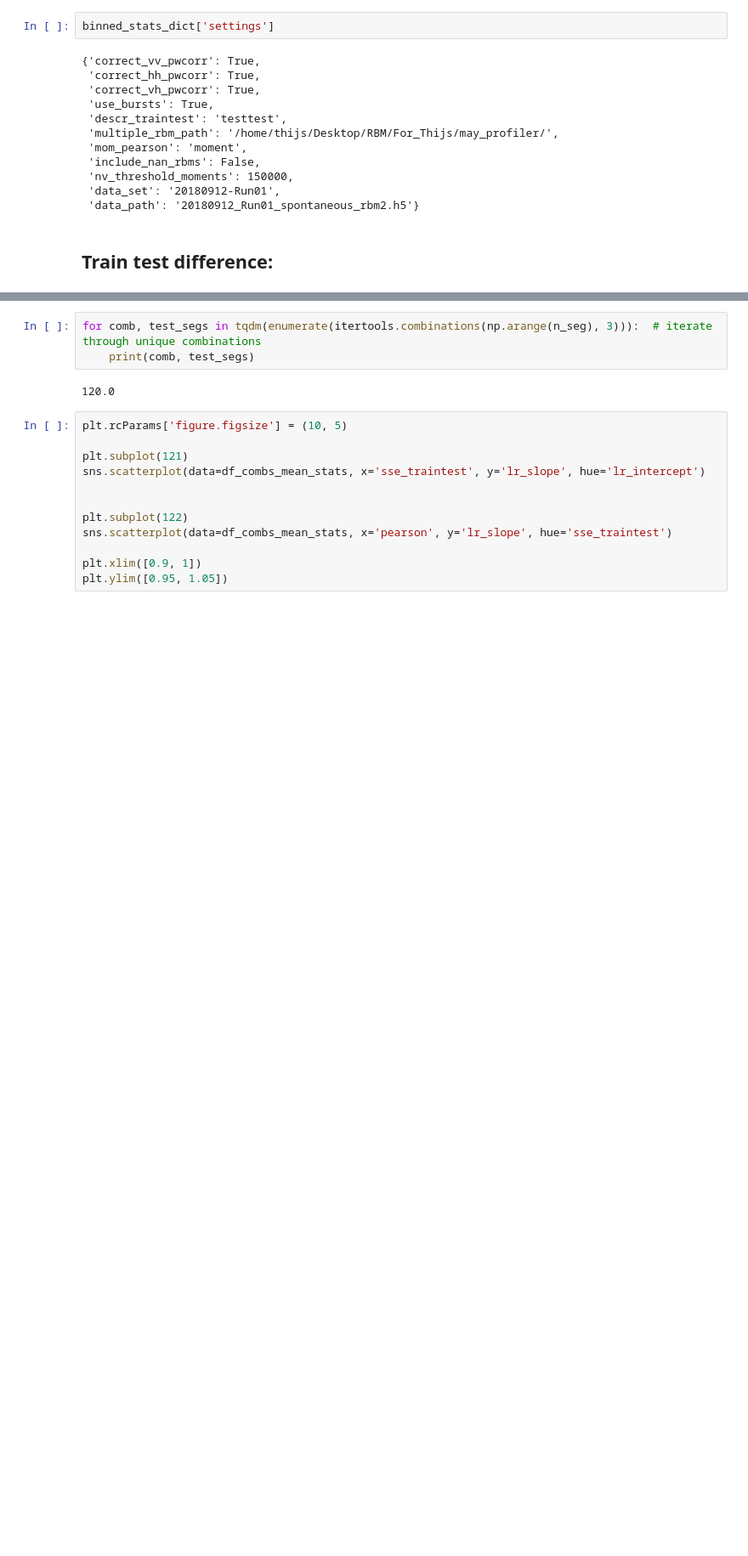
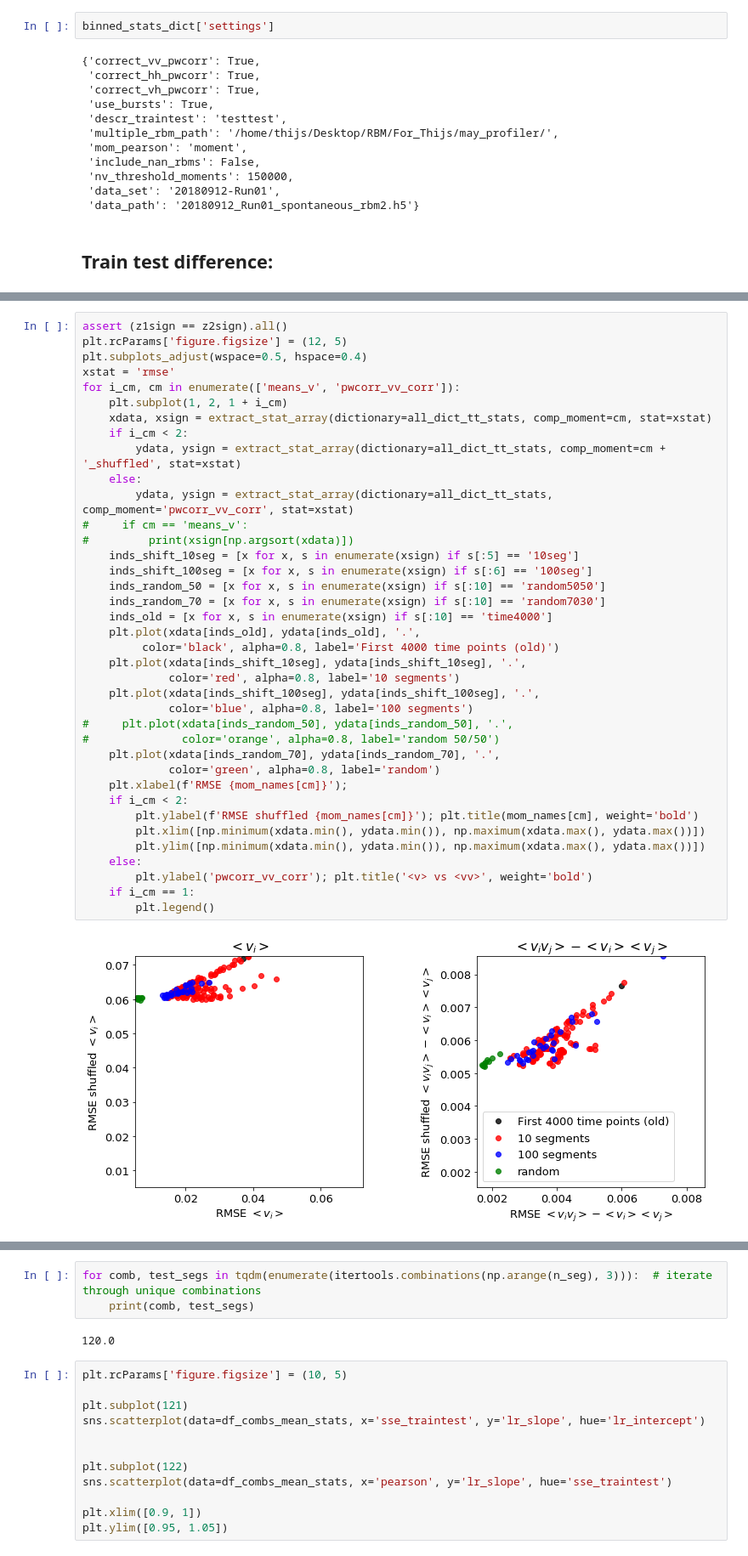
Before and after one commit to vdplasthijs/zf-rbm, a Jupyter notebook: Figures/fig_model_selection.ipynb, the cells around one changed output, grey strips where cells are left out. Shown at 85% size. Saved outputs shown, nothing was run; the diff lists cells and outputs as text; blank space fills up the shorter version.

```diff
--- a/Figures/fig_model_selection.ipynb
+++ b/Figures/fig_model_selection.ipynb
@@ -297,0 +391,40 @@ dict_tt_stats = pickle.load(open(dict_path + dict_name, 'rb'))
+# %%
+assert (z1sign == z2sign).all()
+plt.rcParams['figure.figsize'] = (12, 5)
+plt.subplots_adjust(wspace=0.5, hspace=0.4)
+xstat = 'rmse'
+for i_cm, cm in enumerate(['means_v', 'pwcorr_vv_corr']):
+    plt.subplot(1, 2, 1 + i_cm)
+    xdata, xsign = extract_stat_array(dictionary=all_dict_tt_stats, comp_moment=cm, stat=xstat)
+    if i_cm < 2:
+        ydata, ysign = extract_stat_array(dictionary=all_dict_tt_stats, comp_moment=cm + '_shuffled', stat=xstat)
+    else:
+        ydata, ysign = extract_stat_array(dictionary=all_dict_tt_stats, comp_moment='pwcorr_vv_corr', stat=xstat)
+#     if cm == 'means_v':
+#         print(xsign[np.argsort(xdata)])
+    inds_shift_10seg = [x for x, s in enumerate(xsign) if s[:5] == '10seg']
+    inds_shift_100seg = [x for x, s in enumerate(xsign) if s[:6] == '100seg']
+    inds_random_50 = [x for x, s in enumerate(xsign) if s[:10] == 'random5050']
+    inds_random_70 = [x for x, s in enumerate(xsign) if s[:10] == 'random7030']
+    inds_old = [x for x, s in enumerate(xsign) if s[:10] == 'time4000']
+    plt.plot(xdata[inds_old], ydata[inds_old], '.',
+         color='black', alpha=0.8, label='First 4000 time points (old)')
+    plt.plot(xdata[inds_shift_10seg], ydata[inds_shift_10seg], '.',
+             color='red', alpha=0.8, label='10 segments')
+    plt.plot(xdata[inds_shift_100seg], ydata[inds_shift_100seg], '.',
+             color='blue', alpha=0.8, label='100 segments')
+#     plt.plot(xdata[inds_random_50], ydata[inds_random_50], '.',
+#              color='orange', alpha=0.8, label='random 50/50')
+    plt.plot(xdata[inds_random_70], ydata[inds_random_70], '.',
+             color='green', alpha=0.8, label='random')
+    plt.xlabel(f'RMSE {mom_names[cm]}');
+    if i_cm < 2:
+        plt.ylabel(f'RMSE shuffled {mom_names[cm]}'); plt.title(mom_names[cm], weight='bold')
+        plt.xlim([np.minimum(xdata.min(), ydata.min()), np.maximum(xdata.max(), ydata.max())])
+        plt.ylim([np.minimum(xdata.min(), ydata.min()), np.maximum(xdata.max(), ydata.max())])
+    else:
+        plt.ylabel('pwcorr_vv_corr'); plt.title('<v> vs <vv>', weight='bold')
+    if i_cm == 1:
+        plt.legend()
+# %% [output]
+[figure, added]
```
Also changed, not shown: parts of 14 cells of this notebook.
